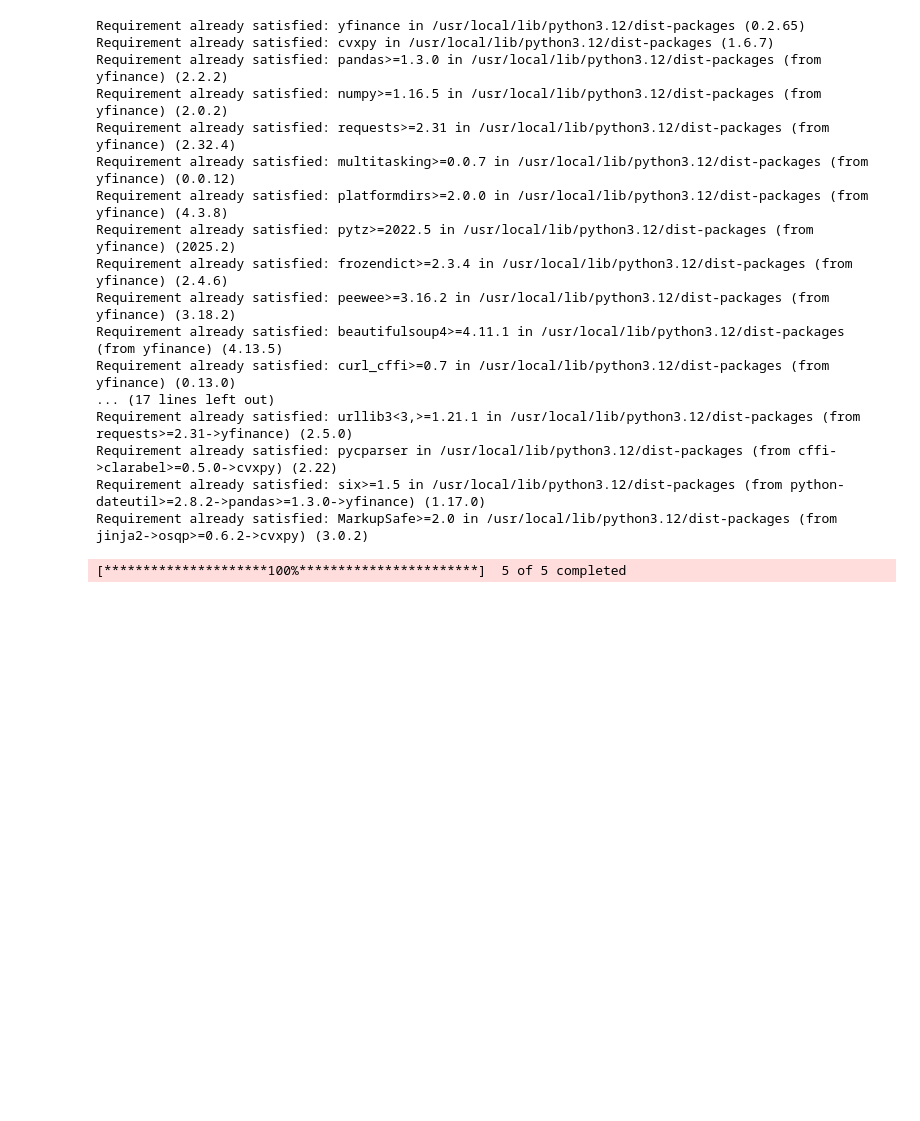
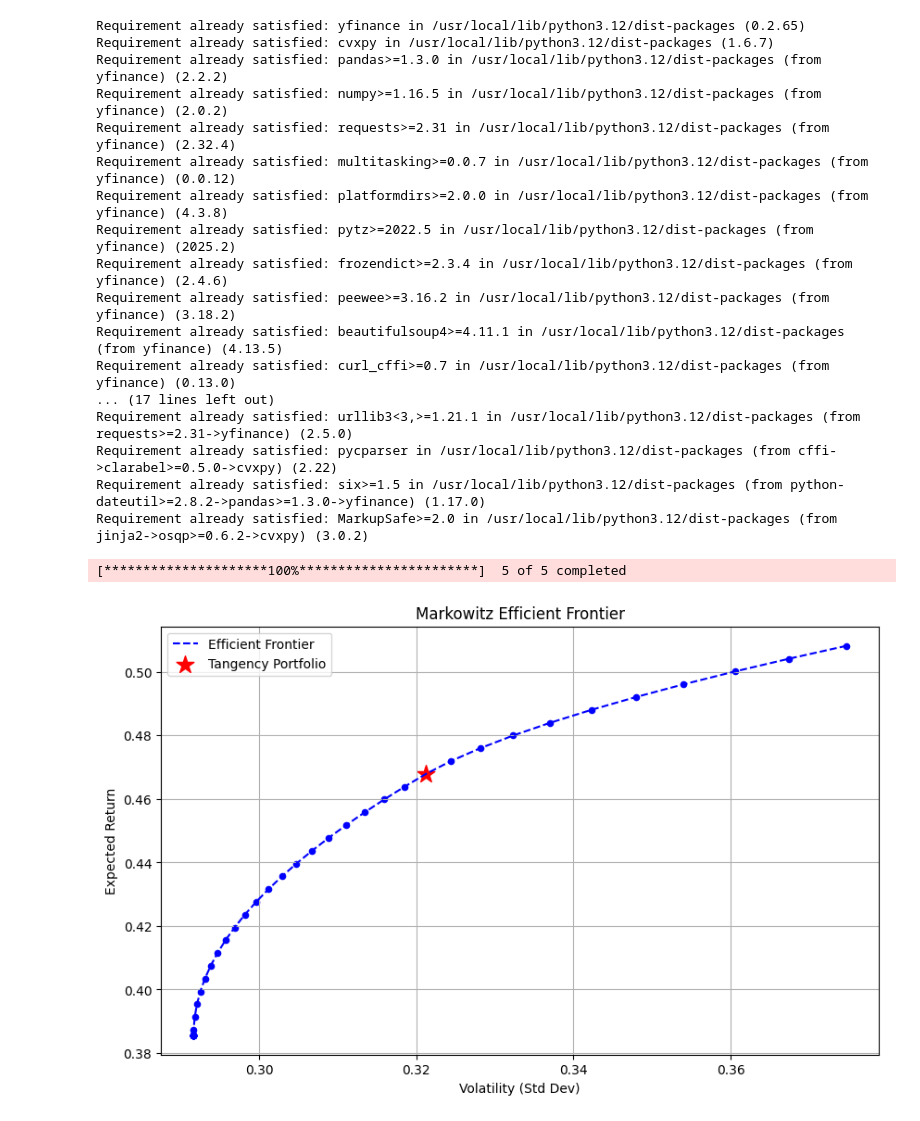
Before and after one commit to JeromeNickson/Quantum-Portfolio-Optimization, a Jupyter notebook: notebooks/markowitz.ipynb, the cells around one changed output. Drawn from its saved outputs; the diff is of its cells as text; code cells hidden in the pictures; blank space fills up the shorter version.

Commit message:
frontier graph inc

```diff
--- a/notebooks/markowitz.ipynb
+++ b/notebooks/markowitz.ipynb
@@ -11,61 +9,101 @@ import yfinance as yf
 import cvxpy as cp
 import matplotlib.pyplot as plt
 
+# -------------------------------
 # Step 1: Download stock price data
-tickers = ["AAPL", "MSFT", "GOOGL", "AMZN", "META"]  # Example tech stocks
-data = yf.download(tickers, start="2022-01-01", end="2023-01-01")["Close"]
+# -------------------------------
+tickers = ["AAPL", "MSFT", "GOOGL", "AMZN", "META"]
+data = yf.download(tickers, start="2020-01-01", end="2022-01-01")["Close"]
 
-# Step 2: Calculate returns
+# Step 2: Calculate daily returns
 returns = data.pct_change().dropna()
 
-# Step 3: Calculate expected returns & covariance matrix
-mu = returns.mean().values  # expected return
-Sigma = returns.cov().values  # covariance matrix
+# Step 3: Annualized mean returns & covariance matrix
+mu = returns.mean().values * 252        # annual expected returns
+Sigma = returns.cov().values * 252      # annual covariance
 n = len(tickers)
 
-# Step 4: Define optimization variables
-w = cp.Variable(n)  # portfolio weights
+# -------------------------------
+# Step 4: Efficient Frontier Setup
+# -------------------------------
+def solve_markowitz(target_return):
+    w = cp.Variable(n)
+    portfolio_return = mu @ w
+    portfolio_risk = cp.quad_form(w, Sigma)
+    prob = cp.Problem(cp.Minimize(portfolio_risk),
+                      [cp.sum(w) == 1, w >= 0, portfolio_return >= target_return])
+    prob.solve()
+    if prob.status == "optimal":
+        return w.value, portfolio_return.value, portfolio_risk.value
+    else:
+        return None, None, None
 
-# Portfolio return and risk
-portfolio_return = cp.matmul(mu, w)   # scalar value
-portfolio_risk = cp.quad_form(w, Sigma)
+# Generate efficient frontier
+target_returns = np.linspace(min(mu), max(mu), 50)
+risks, rets, weights = [], [], []
 
-# Step 5: Optimization problem (minimize risk for target return)
-target_return = returns.mean().mean()  # you can adjust this
-prob = cp.Problem(cp.Minimize(portfolio_risk),
-                  [cp.sum(w) == 1, w >= 0, portfolio_return >= target_return])
+for r in target_returns:
+    w_opt, pret, prisk = solve_markowitz(r)
+    if w_opt is not None:
+        risks.append(np.sqrt(prisk))  # volatility = sqrt(variance)
+        rets.append(pret)
+        weights.append(w_opt)
 
-# Solve
-prob.solve()
+# -------------------------------
+# Step 5: Tangency Portfolio (Max Sharpe)
+# -------------------------------
+rf = 0.02  # risk-free rate (2%)
+sharpe_ratios = [(r - rf)/s if s>0 else -1 for r, s in zip(rets, risks)]
+max_idx = np.argmax(sharpe_ratios)
 
-print("Solver Status:", prob.status)
+tangency_weights = weights[max_idx]
+tangency_return = rets[max_idx]
+tangency_risk = risks[max_idx]
 
-if prob.status == "optimal":
-    weights = w.value
-    print("Optimal Portfolio Weights:")
-    for i, t in enumerate(tickers):
-        print(f"{t}: {weights[i]:.4f}")
+# -------------------------------
+# Step 6: Visualization
+# -------------------------------
+plt.figure(figsize=(10,6))
+plt.plot(risks, rets, "b--", label="Efficient Frontier")
+plt.scatter(risks, rets, c="blue", s=20)
 
-    print("\nExpected Portfolio Return:", portfolio_return.value)
-    print("Expected Portfolio Risk (Variance):", portfolio_risk.value)
-else:
-    print("No feasible solution found.")
+# Tangency portfolio highlight
+plt.scatter(tangency_risk, tangency_return, c="red", marker="*", s=200, label="Tangency Portfolio")
+
+plt.xlabel("Volatility (Std Dev)")
+plt.ylabel("Expected Return")
+plt.title("Markowitz Efficient Frontier")
+plt.legend()
+plt.grid(True)
+plt.show()
+
+# -------------------------------
+# Step 7: Show Tangency Portfolio Weights
+# -------------------------------
+print("Tangency Portfolio Weights (Max Sharpe):")
+for i, t in enumerate(tickers):
+    print(f"{t}: {tangency_weights[i]:.4f}")
+
+print("\nExpected Annual Return:", round(tangency_return,4))
+print("Expected Annual Risk (Volatility):", round(tangency_risk,4))
+print("Sharpe Ratio:", round(sharpe_ratios[max_idx],4))
 # %% [output]
 Requirement already satisfied: yfinance in /usr/local/lib/python3.12/dist-packages (0.2.65)
 Requirement already satisfied: cvxpy in /usr/local/lib/python3.12/dist-packages (1.6.7)
 Requirement already satisfied: pandas>=1.3.0 in /usr/local/lib/python3.12/dist-packages (from yfinance) (2.2.2)
 Requirement already satisfied: numpy>=1.16.5 in /usr/local/lib/python3.12/dist-packages (from yfinance) (2.0.2)
 Requirement already satisfied: requests>=2.31 in /usr/local/lib/python3.12/dist-packages (from yfinance) (2.32.4)
 Requirement already satisfied: multitasking>=0.0.7 in /usr/local/lib/python3.12/dist-packages (from yfinance) (0.0.12)
 Requirement already satisfied: platformdirs>=2.0.0 in /usr/local/lib/python3.12/dist-packages (from yfinance) (4.3.8)
 Requirement already satisfied: pytz>=2022.5 in /usr/local/lib/python3.12/dist-packages (from yfinance) (2025.2)
 Requirement already satisfied: frozendict>=2.3.4 in /usr/local/lib/python3.12/dist-packages (from yfinance) (2.4.6)
 Requirement already satisfied: peewee>=3.16.2 in /usr/local/lib/python3.12/dist-packages (from yfinance) (3.18.2)
 Requirement already satisfied: beautifulsoup4>=4.11.1 in /usr/local/lib/python3.12/dist-packages (from yfinance) (4.13.5)
 Requirement already satisfied: curl_cffi>=0.7 in /usr/local/lib/python3.12/dist-packages (from yfinance) (0.13.0)
 ... (17 lines left out)
 Requirement already satisfied: urllib3<3,>=1.21.1 in /usr/local/lib/python3.12/dist-packages (from requests>=2.31->yfinance) (2.5.0)
 Requirement already satisfied: pycparser in /usr/local/lib/python3.12/dist-packages (from cffi->clarabel>=0.5.0->cvxpy) (2.22)
 Requirement already satisfied: six>=1.5 in /usr/local/lib/python3.12/dist-packages (from python-dateutil>=2.8.2->pandas>=1.3.0->yfinance) (1.17.0)
 Requirement already satisfied: MarkupSafe>=2.0 in /usr/local/lib/python3.12/dist-packages (from jinja2->osqp>=0.6.2->cvxpy) (3.0.2)
 [*********************100%***********************]  5 of 5 completed
+[figure, added]
```
Also changed, not shown: parts of 2 cells of this notebook.
